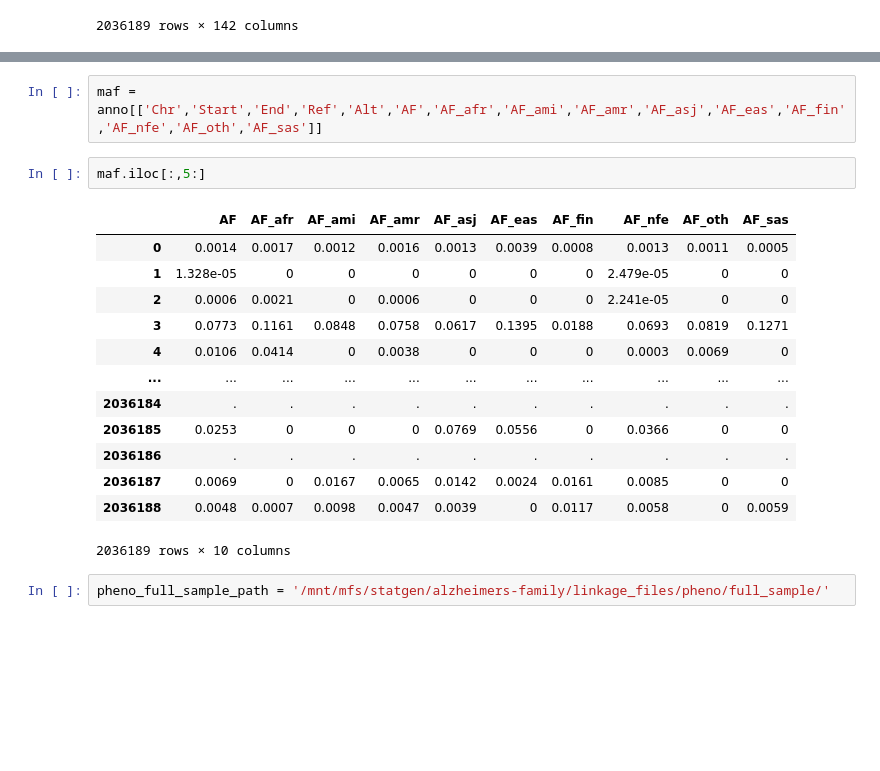
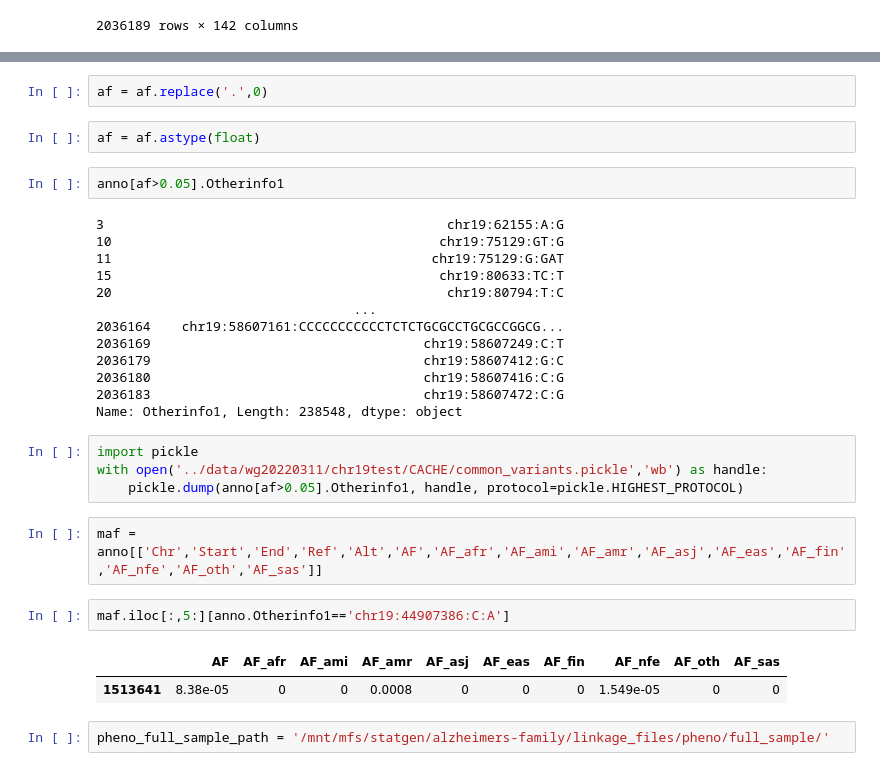
Before and after one commit to gaow/SEQLinkage, a Jupyter notebook: nbs/06_Anno.ipynb, the cells around one changed output, grey strips where cells are left out. Drawn from its saved outputs; the diff is of its cells as text; blank space fills up the shorter version.

```diff
--- a/nbs/06_Anno.ipynb
+++ b/nbs/06_Anno.ipynb
@@ -552,21 +554,33 @@ anno
+# %%
+af = af.replace('.',0)
+# %%
+af = af.astype(float)
+# %%
+anno[af>0.05].Otherinfo1
+# %% [output]
+3                                            chr19:62155:A:G
+10                                          chr19:75129:GT:G
+11                                         chr19:75129:G:GAT
+15                                          chr19:80633:TC:T
+20                                           chr19:80794:T:C
+                                 ...
+2036164    chr19:58607161:CCCCCCCCCCCTCTCTGCGCCTGCGCCGGCG...
+2036169                                   chr19:58607249:C:T
+2036179                                   chr19:58607412:G:C
+2036180                                   chr19:58607416:C:G
+2036183                                   chr19:58607472:C:G
+Name: Otherinfo1, Length: 238548, dtype: object
+# %%
+import pickle
+with open('../data/wg20220311/chr19test/CACHE/common_variants.pickle','wb') as handle:
+    pickle.dump(anno[af>0.05].Otherinfo1, handle, protocol=pickle.HIGHEST_PROTOCOL)
 # %%
 maf = anno[['Chr','Start','End','Ref','Alt','AF','AF_afr','AF_ami','AF_amr','AF_asj','AF_eas','AF_fin','AF_nfe','AF_oth','AF_sas']]
 # %%
-maf.iloc[:,5:]
+maf.iloc[:,5:][anno.Otherinfo1=='chr19:44907386:C:A']
 # %% [output]
 |  | AF | AF_afr | AF_ami | AF_amr | AF_asj | AF_eas | AF_fin | AF_nfe | AF_oth | AF_sas |
-| 0 | 0.0014 | 0.0017 | 0.0012 | 0.0016 | 0.0013 | 0.0039 | 0.0008 | 0.0013 | 0.0011 | 0.0005 |
-| 1 | 1.328e-05 | 0 | 0 | 0 | 0 | 0 | 0 | 2.479e-05 | 0 | 0 |
-| 2 | 0.0006 | 0.0021 | 0 | 0.0006 | 0 | 0 | 0 | 2.241e-05 | 0 | 0 |
-| 3 | 0.0773 | 0.1161 | 0.0848 | 0.0758 | 0.0617 | 0.1395 | 0.0188 | 0.0693 | 0.0819 | 0.1271 |
-| 4 | 0.0106 | 0.0414 | 0 | 0.0038 | 0 | 0 | 0 | 0.0003 | 0.0069 | 0 |
-| ... | ... | ... | ... | ... | ... | ... | ... | ... | ... | ... |
-| 2036184 | . | . | . | . | . | . | . | . | . | . |
-| 2036185 | 0.0253 | 0 | 0 | 0 | 0.0769 | 0.0556 | 0 | 0.0366 | 0 | 0 |
-| 2036186 | . | . | . | . | . | . | . | . | . | . |
-| 2036187 | 0.0069 | 0 | 0.0167 | 0.0065 | 0.0142 | 0.0024 | 0.0161 | 0.0085 | 0 | 0 |
-| 2036188 | 0.0048 | 0.0007 | 0.0098 | 0.0047 | 0.0039 | 0 | 0.0117 | 0.0058 | 0 | 0.0059 |
+| 1513641 | 8.38e-05 | 0 | 0 | 0.0008 | 0 | 0 | 0 | 1.549e-05 | 0 | 0 |
-2036189 rows × 10 columns
 # %%
 pheno_full_sample_path = '/mnt/mfs/statgen/alzheimers-family/linkage_files/pheno/full_sample/'
 # %%
```
Also changed, not shown: parts of 1 cell of this notebook, 3 other files.
